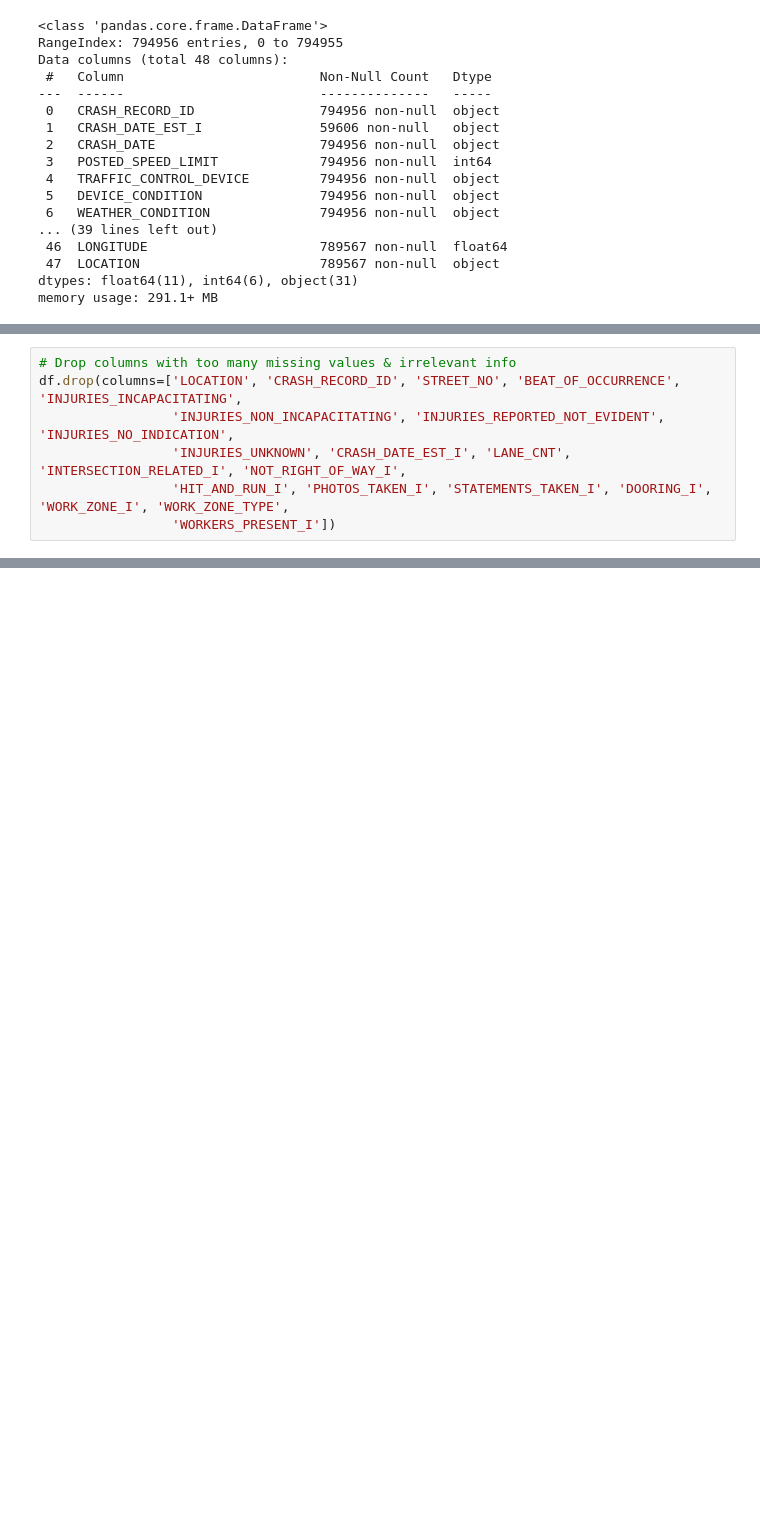
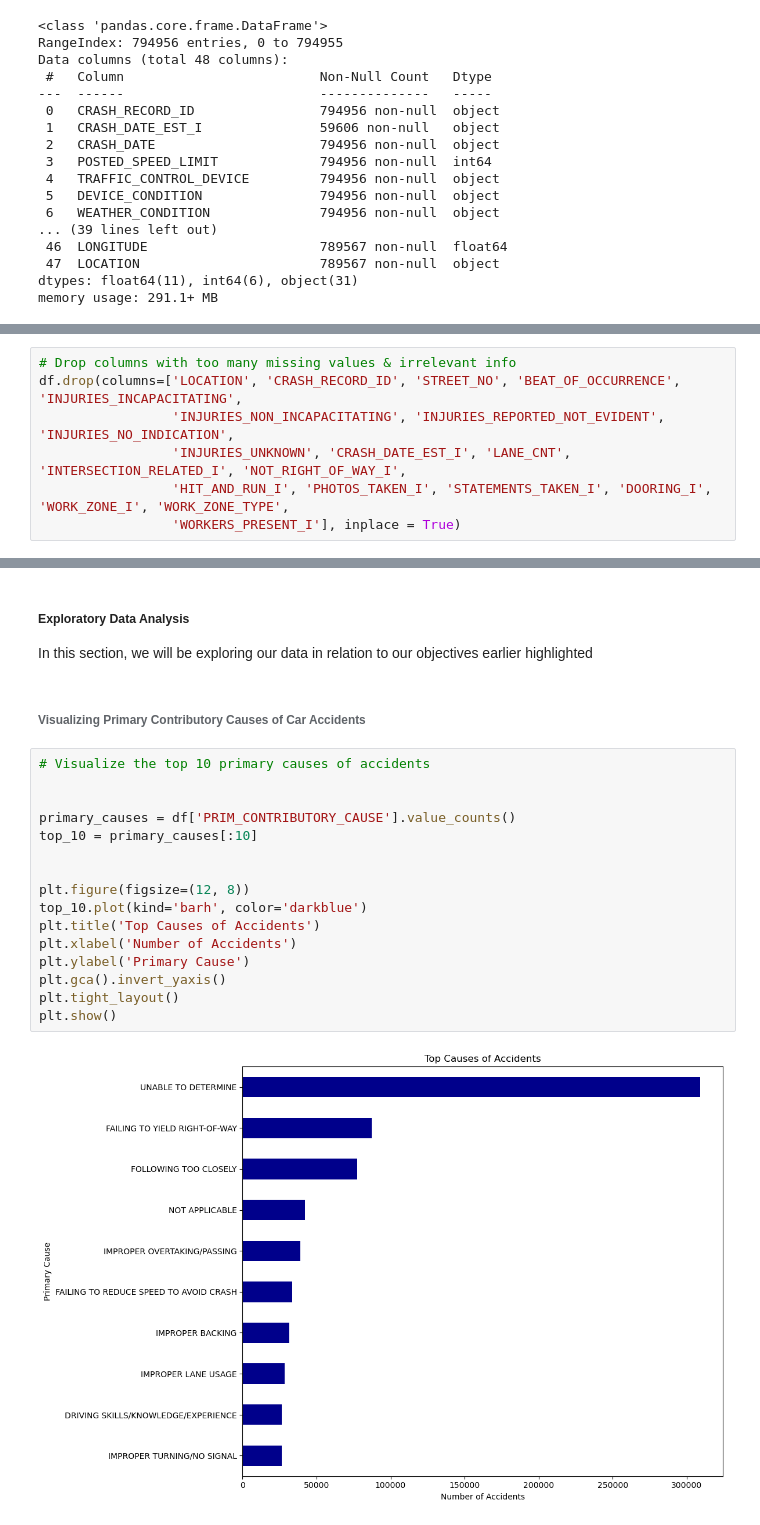
Before and after one commit to StephenMulingwa/Traffic-Crashes, a Jupyter notebook: Traffic_Crashes.ipynb, the cells around one changed output, grey strips where cells are left out. Drawn from its saved outputs; the diff is of its cells as text; blank space fills up the shorter version.

Commit message:
Updated notebook with visualizations

```diff
--- a/Traffic_Crashes.ipynb
+++ b/Traffic_Crashes.ipynb
@@ -101,4 +103,4 @@ df.drop(columns=['LOCATION', 'CRASH_RECORD_ID', 'STREET_NO', 'BEAT_OF_OCCURRENCE
                  'INJURIES_NON_INCAPACITATING', 'INJURIES_REPORTED_NOT_EVIDENT', 'INJURIES_NO_INDICATION',
                  'INJURIES_UNKNOWN', 'CRASH_DATE_EST_I', 'LANE_CNT', 'INTERSECTION_RELATED_I', 'NOT_RIGHT_OF_WAY_I',
                  'HIT_AND_RUN_I', 'PHOTOS_TAKEN_I', 'STATEMENTS_TAKEN_I', 'DOORING_I', 'WORK_ZONE_I', 'WORK_ZONE_TYPE',
-                 'WORKERS_PRESENT_I'])
+                 'WORKERS_PRESENT_I'], inplace = True)
@@ -118,0 +107,23 @@ df.drop(columns=['LOCATION', 'CRASH_RECORD_ID', 'STREET_NO', 'BEAT_OF_OCCURRENCE
+# %% [markdown]
+##### Exploratory Data Analysis
+In this section, we will be exploring our data in relation to our objectives earlier highlighted
+# %% [markdown]
+###### Visualizing Primary Contributory Causes of Car Accidents
+# %%
+# Visualize the top 10 primary causes of accidents
+
+
+primary_causes = df['PRIM_CONTRIBUTORY_CAUSE'].value_counts()
+top_10 = primary_causes[:10]
+
+
+plt.figure(figsize=(12, 8))
+top_10.plot(kind='barh', color='darkblue')
+plt.title('Top Causes of Accidents')
+plt.xlabel('Number of Accidents')
+plt.ylabel('Primary Cause')
+plt.gca().invert_yaxis()
+plt.tight_layout()
+plt.show()
+# %% [output]
+[figure, added]
```
Also changed, not shown: parts of 13 cells of this notebook.
